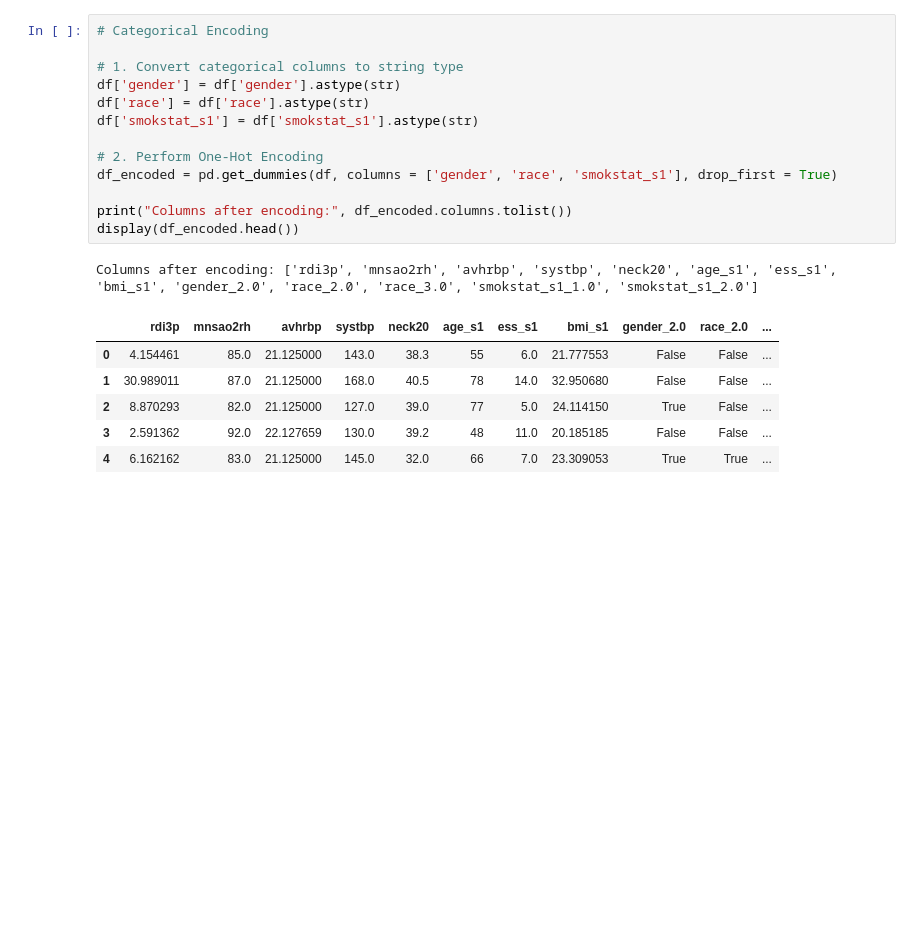
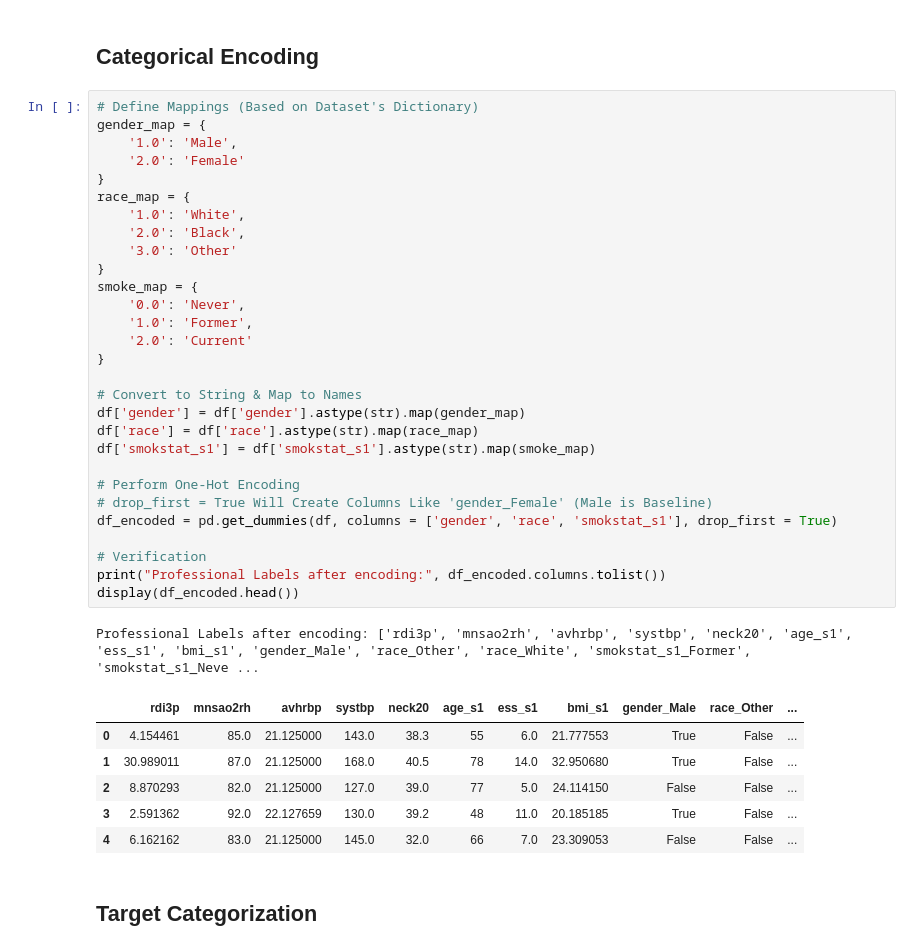
Before and after one commit to Lydia-Tembreull/SAT5114_FinalProject, a Jupyter notebook: SleepApnea.ipynb, the cells around one changed output. Saved outputs shown, nothing was run; the diff lists cells and outputs as text; blank space fills up the shorter version.

```diff
--- a/SleepApnea.ipynb
+++ b/SleepApnea.ipynb
@@ -70,25 +79,45 @@ smokstat_s1    0
 ess_s1         0
 bmi_s1         0
 dtype: int64
+# %% [markdown]
+## Categorical Encoding
 # %%
-# Categorical Encoding
+# Define Mappings (Based on Dataset's Dictionary)
+gender_map = {
+    '1.0': 'Male',
+    '2.0': 'Female'
+}
+race_map = {
+    '1.0': 'White',
+    '2.0': 'Black',
+    '3.0': 'Other'
+}
+smoke_map = {
+    '0.0': 'Never',
+    '1.0': 'Former',
+    '2.0': 'Current'
+}
 
-# 1. Convert categorical columns to string type
-df['gender'] = df['gender'].astype(str)
-df['race'] = df['race'].astype(str)
-df['smokstat_s1'] = df['smokstat_s1'].astype(str)
+# Convert to String & Map to Names
+df['gender'] = df['gender'].astype(str).map(gender_map)
+df['race'] = df['race'].astype(str).map(race_map)
+df['smokstat_s1'] = df['smokstat_s1'].astype(str).map(smoke_map)
 
-# 2. Perform One-Hot Encoding
+# Perform One-Hot Encoding
+# drop_first = True Will Create Columns Like 'gender_Female' (Male is Baseline)
 df_encoded = pd.get_dummies(df, columns = ['gender', 'race', 'smokstat_s1'], drop_first = True)
 
-print("Columns after encoding:", df_encoded.columns.tolist())
+# Verification
+print("Professional Labels after encoding:", df_encoded.columns.tolist())
 display(df_encoded.head())
 # %% [output]
-Columns after encoding: ['rdi3p', 'mnsao2rh', 'avhrbp', 'systbp', 'neck20', 'age_s1', 'ess_s1', 'bmi_s1', 'gender_2.0', 'race_2.0', 'race_3.0', 'smokstat_s1_1.0', 'smokstat_s1_2.0']
+Professional Labels after encoding: ['rdi3p', 'mnsao2rh', 'avhrbp', 'systbp', 'neck20', 'age_s1', 'ess_s1', 'bmi_s1', 'gender_Male', 'race_Other', 'race_White', 'smokstat_s1_Former', 'smokstat_s1_Neve ...
-|  | rdi3p | mnsao2rh | avhrbp | systbp | neck20 | age_s1 | ess_s1 | bmi_s1 | gender_2.0 | race_2.0 | ... |
-| 0 | 4.154461 | 85.0 | 21.125000 | 143.0 | 38.3 | 55 | 6.0 | 21.777553 | False | False | ... |
-| 1 | 30.989011 | 87.0 | 21.125000 | 168.0 | 40.5 | 78 | 14.0 | 32.950680 | False | False | ... |
-| 2 | 8.870293 | 82.0 | 21.125000 | 127.0 | 39.0 | 77 | 5.0 | 24.114150 | True | False | ... |
-| 3 | 2.591362 | 92.0 | 22.127659 | 130.0 | 39.2 | 48 | 11.0 | 20.185185 | False | False | ... |
-| 4 | 6.162162 | 83.0 | 21.125000 | 145.0 | 32.0 | 66 | 7.0 | 23.309053 | True | True | ... |
+|  | rdi3p | mnsao2rh | avhrbp | systbp | neck20 | age_s1 | ess_s1 | bmi_s1 | gender_Male | race_Other | ... |
+| 0 | 4.154461 | 85.0 | 21.125000 | 143.0 | 38.3 | 55 | 6.0 | 21.777553 | True | False | ... |
+| 1 | 30.989011 | 87.0 | 21.125000 | 168.0 | 40.5 | 78 | 14.0 | 32.950680 | True | False | ... |
+| 2 | 8.870293 | 82.0 | 21.125000 | 127.0 | 39.0 | 77 | 5.0 | 24.114150 | False | False | ... |
+| 3 | 2.591362 | 92.0 | 22.127659 | 130.0 | 39.2 | 48 | 11.0 | 20.185185 | True | False | ... |
+| 4 | 6.162162 | 83.0 | 21.125000 | 145.0 | 32.0 | 66 | 7.0 | 23.309053 | False | False | ... |
+# %% [markdown]
+## Target Categorization
 # %%
```
Also changed, not shown: parts of 50 cells of this notebook.
